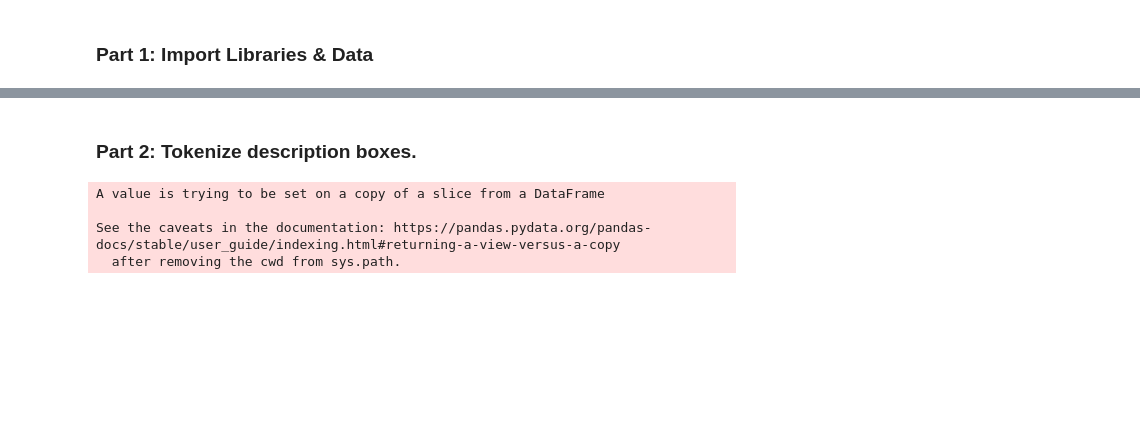
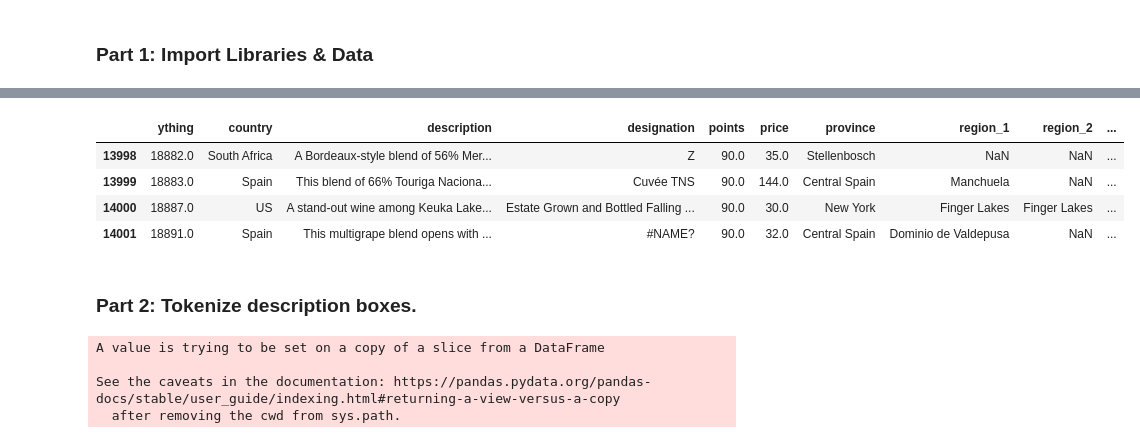
Before and after one commit to MSDS-Collaboration/CS5010-Final-Project, a Jupyter notebook: Add_Categories.ipynb, the cells around one changed output, grey strips where cells are left out. Saved outputs shown, nothing was run; the diff lists cells and outputs as text; code cells hidden in the pictures; blank space fills up the shorter version.

```diff
--- a/Add_Categories.ipynb
+++ b/Add_Categories.ipynb
@@ -36,3 +18,13 @@ data
+# %%
+# This group was causing errors before (NaNs in "type"), so this is a check
+# to make sure the issue is fixed.
+data[13998:14002]
+# %% [output]
+|  | ything | country | description | designation | points | price | province | region_1 | region_2 | ... |
+| 13998 | 18882.0 | South Africa | A Bordeaux-style blend of 56% Mer... | Z | 90.0 | 35.0 | Stellenbosch | NaN | NaN | ... |
+| 13999 | 18883.0 | Spain | This blend of 66% Touriga Naciona... | Cuvée TNS | 90.0 | 144.0 | Central Spain | Manchuela | NaN | ... |
+| 14000 | 18887.0 | US | A stand-out wine among Keuka Lake... | Estate Grown and Bottled Falling ... | 90.0 | 30.0 | New York | Finger Lakes | Finger Lakes | ... |
+| 14001 | 18891.0 | Spain | This multigrape blend opens with ... | #NAME? | 90.0 | 32.0 | Central Spain | Dominio de Valdepusa | NaN | ... |
 # %% [markdown]
 ### Part 2: Tokenize description boxes.
 # %%
```
Also changed, not shown: parts of 6 cells of this notebook.
